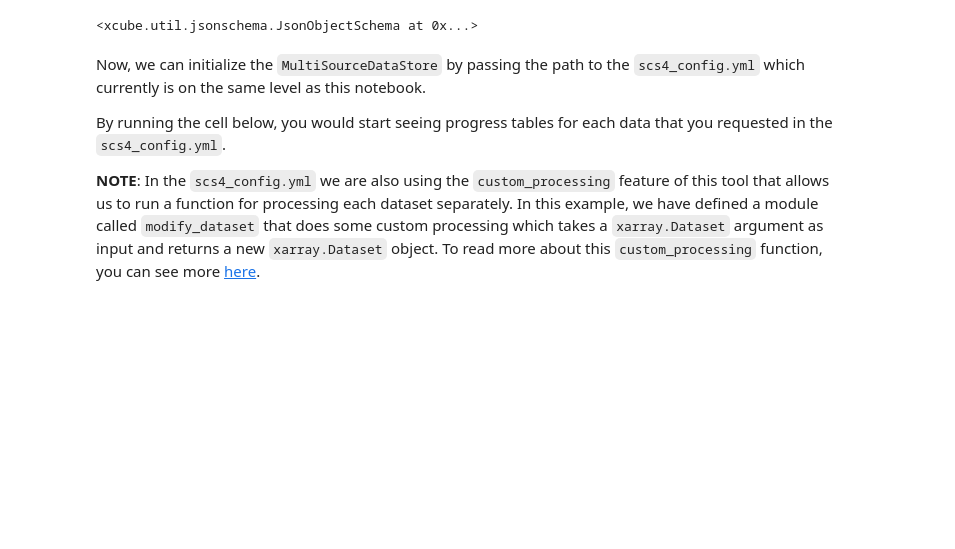
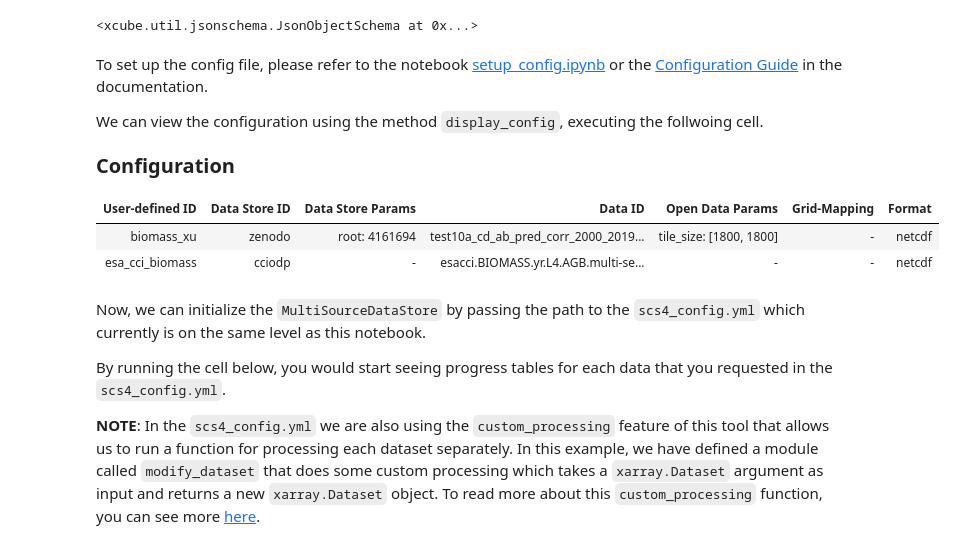
Before and after one commit to xcube-dev/xcube-multistore, a Jupyter notebook: docs/examples/example4/scs4_xcube_multistore.ipynb, the cells around one changed output. Cells and saved outputs as stored; diff of their text form; code cells hidden in the pictures; blank space fills up the shorter version.

```diff
--- a/docs/examples/example4/scs4_xcube_multistore.ipynb
+++ b/docs/examples/example4/scs4_xcube_multistore.ipynb
@@ -43,6 +43,17 @@ You can find out how to fill out the config file by also using this super helpfu
 MultiSourceDataStore.get_config_schema()
 # %% [output]
 <xcube.util.jsonschema.JsonObjectSchema at 0x...>
+# %% [markdown]
+To set up the config file, please refer to the notebook [setup_config.ipynb](https://xcube-dev.github.io/xcube-multistore/examples/setup_config/) or the [Configuration Guide](https://xcube-dev.github.io/xcube-multistore/config/) in the documentation.
+
+We can view the configuration using the method `display_config`, executing the follwoing cell.
+# %%
+MultiSourceDataStore.display_config("scs4_config.yml")
+# %% [output]
+Configuration
+| User-defined ID | Data Store ID | Data Store Params | Data ID | Open Data Params | Grid-Mapping | Format |
+| biomass_xu | zenodo | root: 4161694 | test10a_cd_ab_pred_corr_2000_2019... | tile_size: [1800, 1800] | - | netcdf |
+| esa_cci_biomass | cciodp | - | esacci.BIOMASS.yr.L4.AGB.multi-se... | - | - | netcdf |
 # %% [markdown]
 Now, we can initialize the `MultiSourceDataStore` by passing the path to the `scs4_config.yml` which currently is on the same level as this notebook.
 
```
Also changed, not shown: parts of 5 cells of this notebook, 25 other files.
